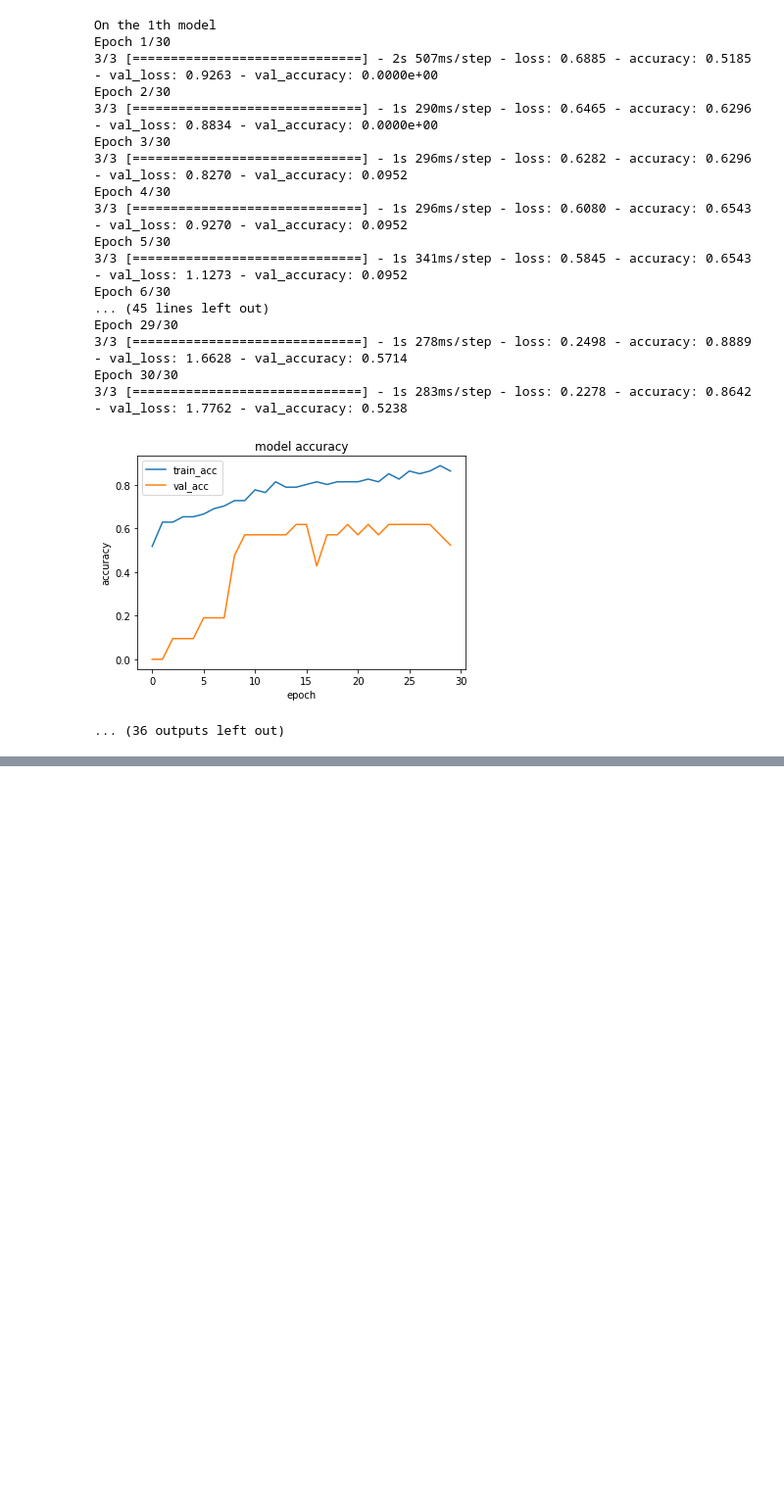
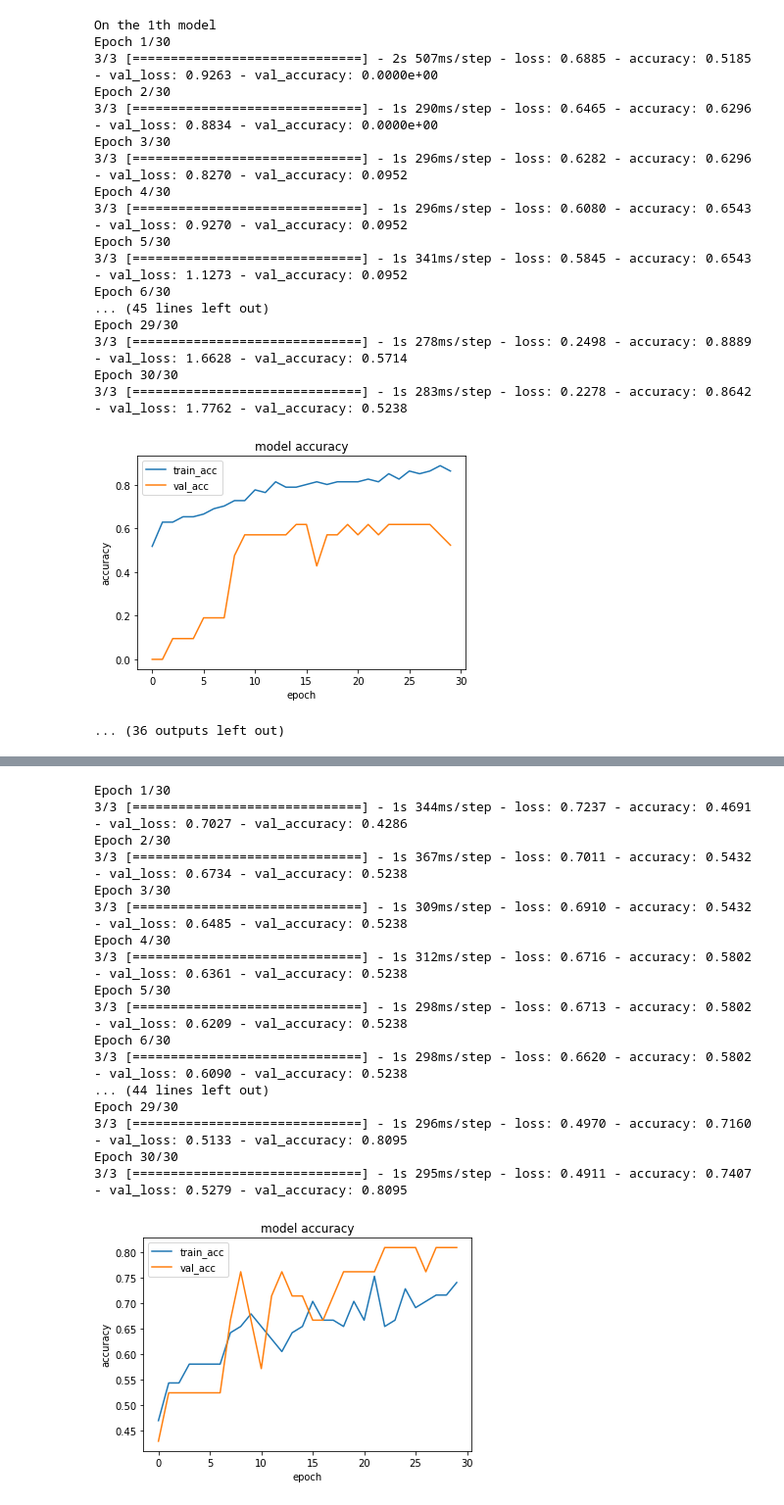
Before and after one commit to anish-lakkapragada/Hand-Classification-For-Autism-Diagnosis, a Jupyter notebook: Hand Flapping Classifier_2.ipynb, the cells around one changed output, grey strips where cells are left out. Shown at 98% size. Drawn from its saved outputs; the diff is of its cells as text; code cells hidden in the pictures; blank space fills up the shorter version.

```diff
--- a/Hand Flapping Classifier_2.ipynb
+++ b/Hand Flapping Classifier_2.ipynb
@@ -515,0 +775,36 @@ for random_state in [0, 10, 20, 30, 40, 50, 60, 70, 80, 90]:
+# %%
+model = tf.keras.models.Sequential([
+    Augmenter(),
+    tf.keras.layers.LSTM(128, return_sequences = False),
+    tf.keras.layers.Dense(1, activation = "sigmoid")
+])
+
+model.compile(loss = "binary_crossentropy", optimizer = "Adam", metrics = ['accuracy'])
+
+X_train, X_test, y_train, y_test = train_test_split(X, y, test_size = 0.2)
+
+history = model.fit(X_train, y_train, validation_data = (X_test, y_test), epochs = 30)
+
+plot(history)
+
+print("evaluation on training data w/o augs: ", model.evaluate(X_train, y_train))
+print('evaluation on testing data: ', model.evaluate(X_test, y_test))
+# %% [output]
+Epoch 1/30
+3/3 [==============================] - 1s 344ms/step - loss: 0.7237 - accuracy: 0.4691 - val_loss: 0.7027 - val_accuracy: 0.4286
+Epoch 2/30
+3/3 [==============================] - 1s 367ms/step - loss: 0.7011 - accuracy: 0.5432 - val_loss: 0.6734 - val_accuracy: 0.5238
+Epoch 3/30
+3/3 [==============================] - 1s 309ms/step - loss: 0.6910 - accuracy: 0.5432 - val_loss: 0.6485 - val_accuracy: 0.5238
+Epoch 4/30
+3/3 [==============================] - 1s 312ms/step - loss: 0.6716 - accuracy: 0.5802 - val_loss: 0.6361 - val_accuracy: 0.5238
+Epoch 5/30
+3/3 [==============================] - 1s 298ms/step - loss: 0.6713 - accuracy: 0.5802 - val_loss: 0.6209 - val_accuracy: 0.5238
+Epoch 6/30
+3/3 [==============================] - 1s 298ms/step - loss: 0.6620 - accuracy: 0.5802 - val_loss: 0.6090 - val_accuracy: 0.5238
+... (44 lines left out)
+Epoch 29/30
+3/3 [==============================] - 1s 296ms/step - loss: 0.4970 - accuracy: 0.7160 - val_loss: 0.5133 - val_accuracy: 0.8095
+Epoch 30/30
+3/3 [==============================] - 1s 295ms/step - loss: 0.4911 - accuracy: 0.7407 - val_loss: 0.5279 - val_accuracy: 0.8095
+[figure, added]
```
Also changed, not shown: parts of 7 cells of this notebook.
